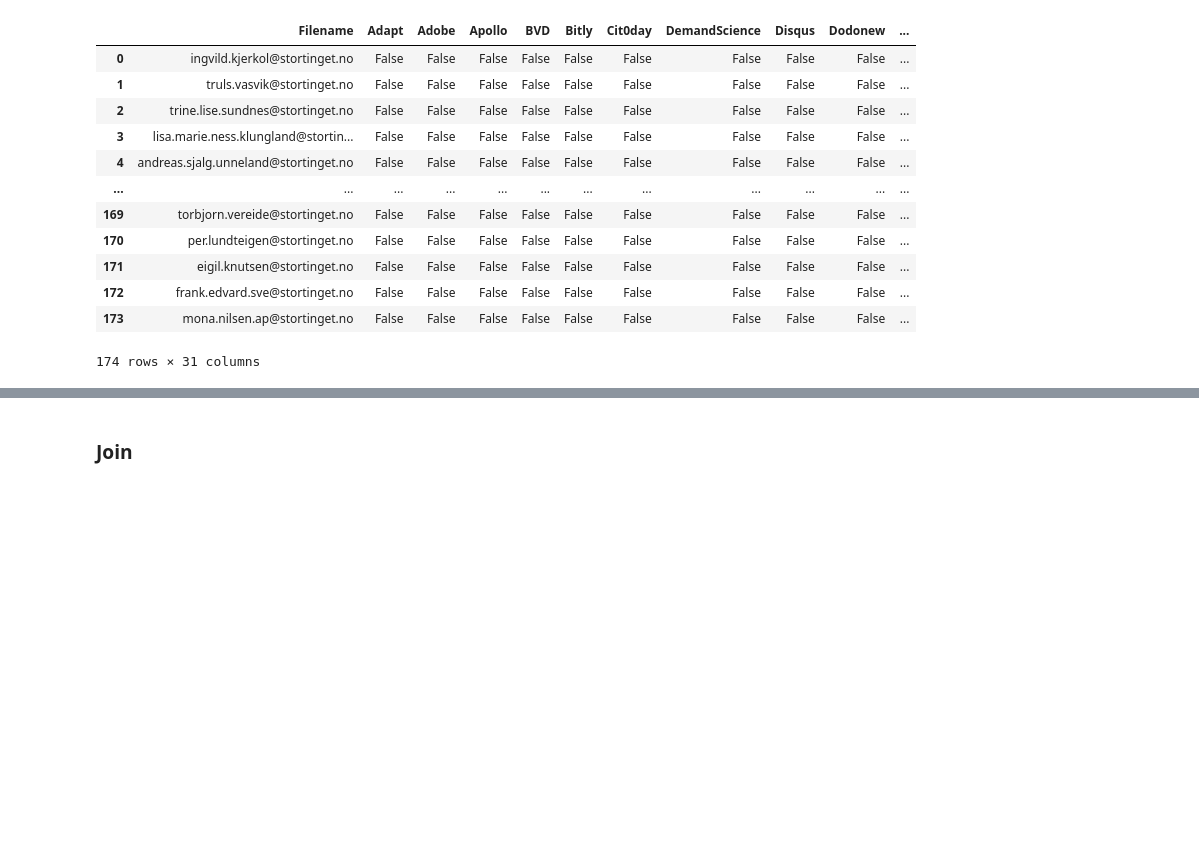
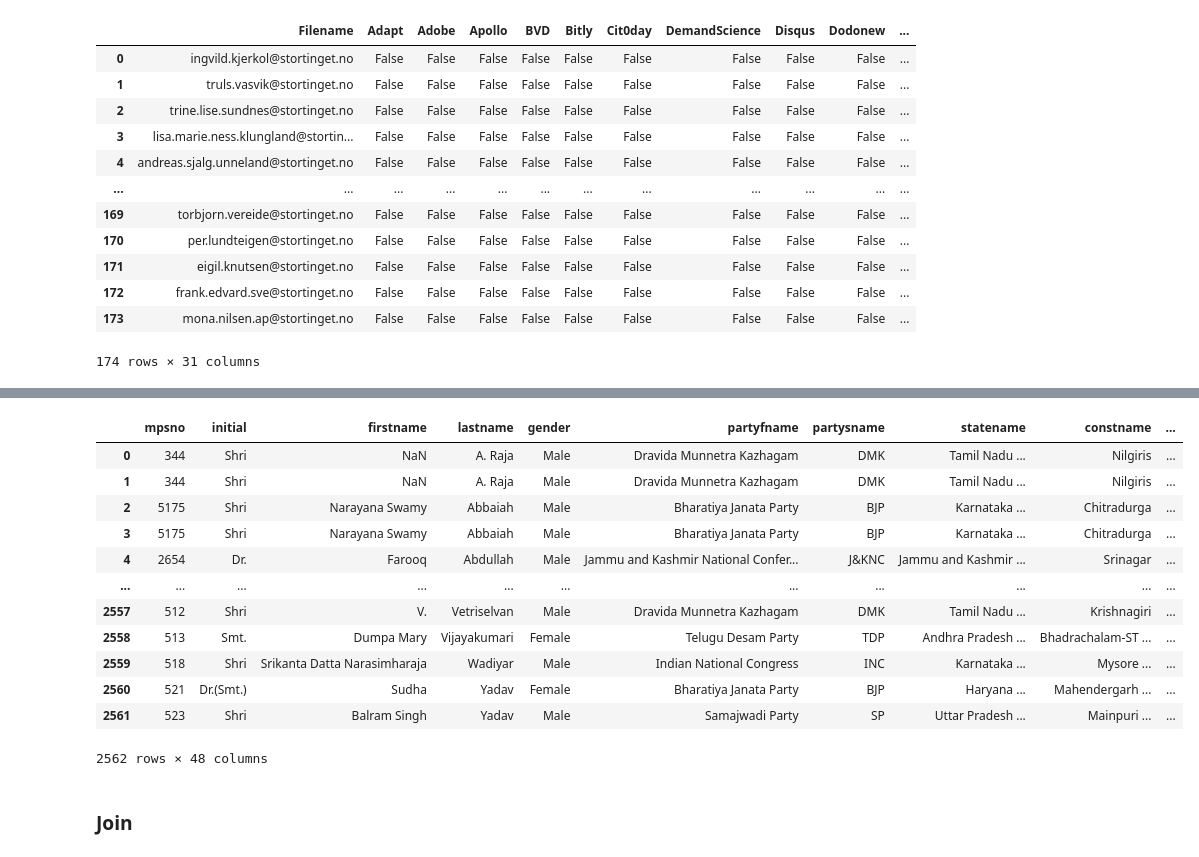
Before and after one commit to themains/pwned_pols, a Jupyter notebook: scripts/04_hibp_everypol_ind_eur_combine.ipynb, the cells around one changed output, grey strips where cells are left out. Cells and saved outputs as stored; diff of their text form; code cells hidden in the pictures; blank space fills up the shorter version.

```diff
--- a/scripts/04_hibp_everypol_ind_eur_combine.ipynb
+++ b/scripts/04_hibp_everypol_ind_eur_combine.ipynb
@@ -312,6 +371,22 @@ dk_parl = dk_parl.rename_column("full_name", "name")
     pd.concat([no_parl, dk_parl, in_df, sg_df, bihar_df, tn_df, up_df, hp_df, del_df])
     .to_csv("../data/scraped_pol_combined_legislature_data.csv", index=False)
 )
+# %%
+in_df
+# %% [output]
+|  | mpsno | initial | firstname | lastname | gender | partyfname | partysname | statename | constname | ... |
+| 0 | 344 | Shri | NaN | A. Raja | Male | Dravida Munnetra Kazhagam | DMK | Tamil Nadu ... | Nilgiris | ... |
+| 1 | 344 | Shri | NaN | A. Raja | Male | Dravida Munnetra Kazhagam | DMK | Tamil Nadu ... | Nilgiris | ... |
+| 2 | 5175 | Shri | Narayana Swamy | Abbaiah | Male | Bharatiya Janata Party | BJP | Karnataka ... | Chitradurga | ... |
+| 3 | 5175 | Shri | Narayana Swamy | Abbaiah | Male | Bharatiya Janata Party | BJP | Karnataka ... | Chitradurga | ... |
+| 4 | 2654 | Dr. | Farooq | Abdullah | Male | Jammu and Kashmir National Confer... | J&KNC | Jammu and Kashmir ... | Srinagar | ... |
+| ... | ... | ... | ... | ... | ... | ... | ... | ... | ... | ... |
+| 2557 | 512 | Shri | V. | Vetriselvan | Male | Dravida Munnetra Kazhagam | DMK | Tamil Nadu ... | Krishnagiri | ... |
+| 2558 | 513 | Smt. | Dumpa Mary | Vijayakumari | Female | Telugu Desam Party | TDP | Andhra Pradesh ... | Bhadrachalam-ST ... | ... |
+| 2559 | 518 | Shri | Srikanta Datta Narasimharaja | Wadiyar | Male | Indian National Congress | INC | Karnataka ... | Mysore ... | ... |
+| 2560 | 521 | Dr.(Smt.) | Sudha | Yadav | Female | Bharatiya Janata Party | BJP | Haryana ... | Mahendergarh ... | ... |
+| 2561 | 523 | Shri | Balram Singh | Yadav | Male | Samajwadi Party | SP | Uttar Pradesh ... | Mainpuri ... | ... |
+2562 rows × 48 columns
 # %% [markdown]
 ### Join
 # %%
```
Also changed, not shown: parts of 3 cells of this notebook, 4 other files.
